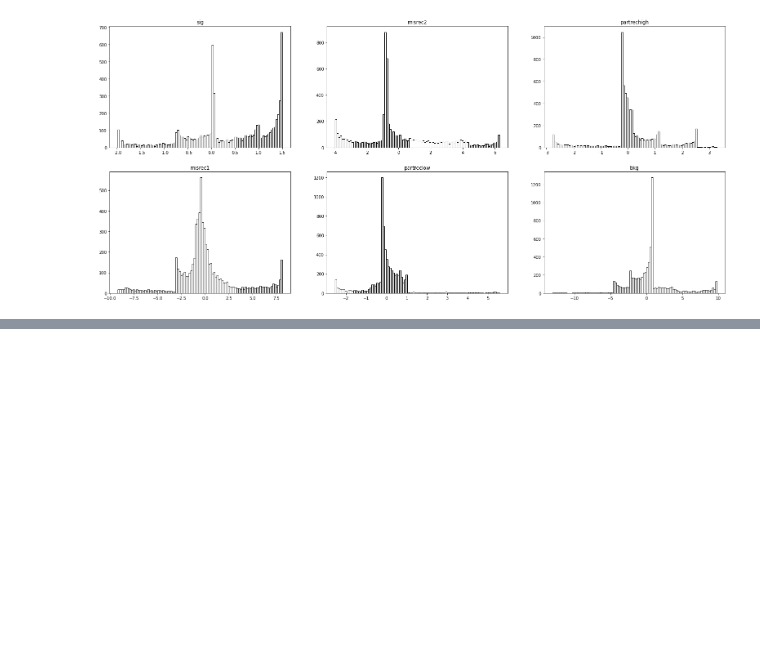
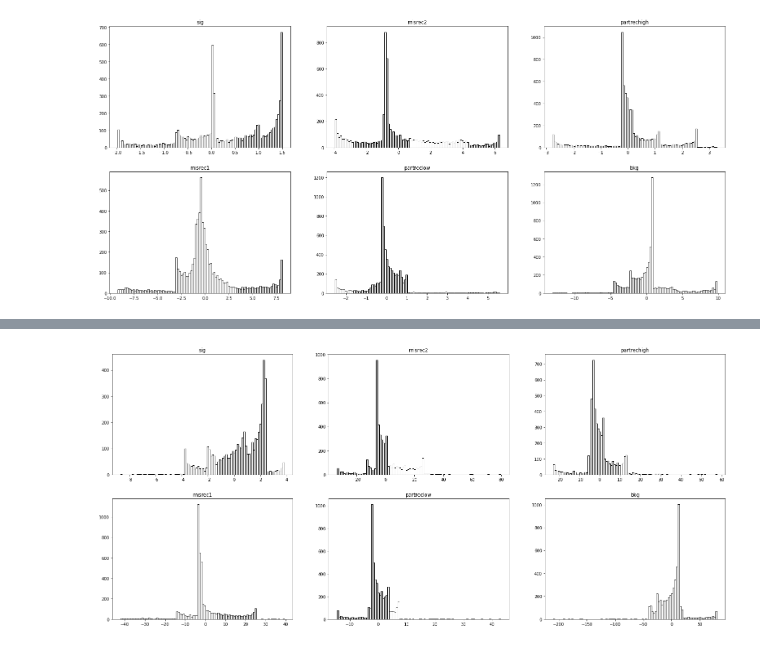
Before and after one commit to matthewkenzie/sweights, a Jupyter notebook: sweight_advanced_study.ipynb, the cells around one changed output, grey strips where cells are left out. Cells and saved outputs as stored; diff of their text form; code cells hidden in the pictures; blank space fills up the shorter version.

```diff
--- a/sweight_advanced_study.ipynb
+++ b/sweight_advanced_study.ipynb
@@ -609,0 +680,10 @@ fig.tight_layout()
+# %%
+### Look at the distribution of the weights themselves
+fig, ax = plt.subplots(2, 3, figsize=(27,12))
+
+for i, comp in enumerate(compnames):
+    plax = (i%2, int(i/2))
+    ax[plax].hist( narsw.getWeight(i,nardata['mass'].to_numpy()), bins=100, fill=False)
+    ax[plax].set_title(comp)
+# %% [output]
+[figure, added]
```
Also changed, not shown: parts of 7 cells of this notebook.
